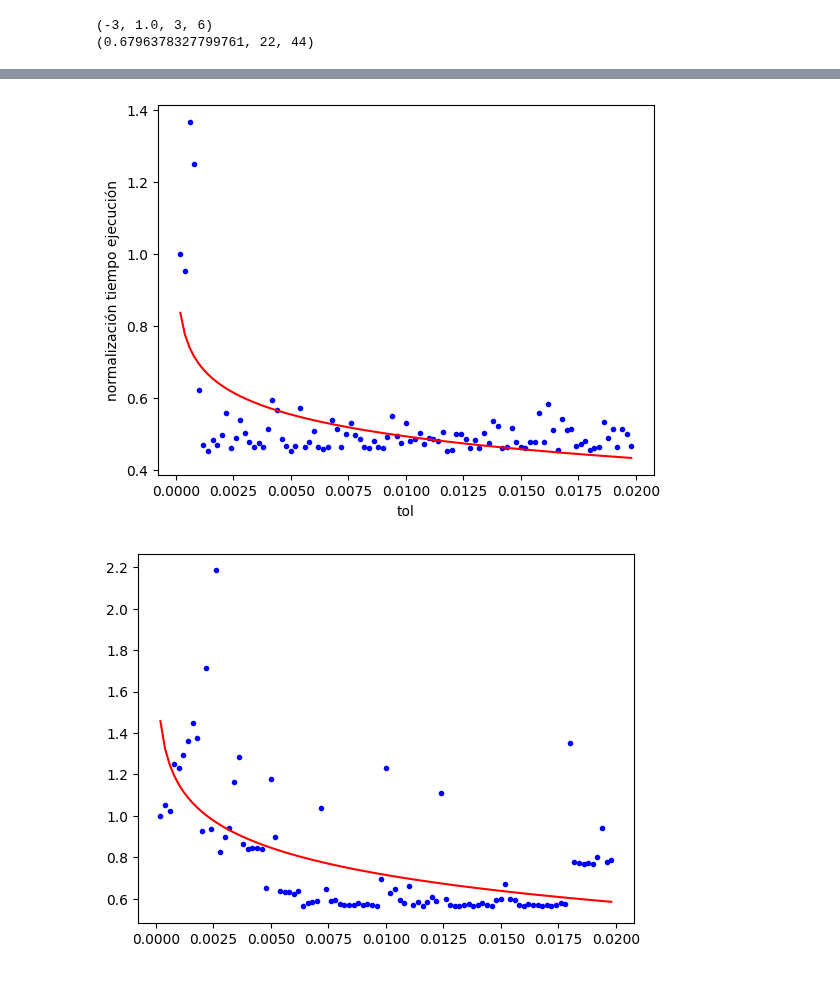
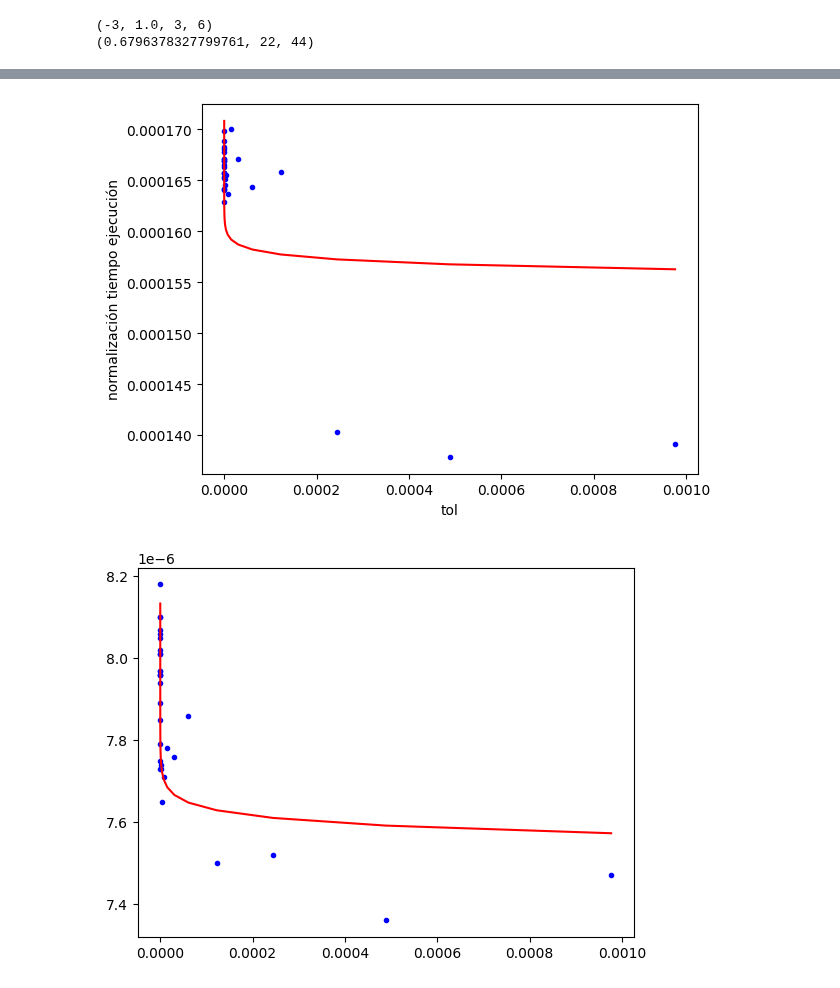
Before and after one commit to daviloncio/repositorio2, a Jupyter notebook: optimizacion_p1.ipynb, the cells around one changed output, grey strips where cells are left out. Saved outputs shown, nothing was run; the diff lists cells and outputs as text; code cells hidden in the pictures.

```diff
--- a/optimizacion_p1.ipynb
+++ b/optimizacion_p1.ipynb
@@ -296,41 +296,39 @@ plt.plot(l_dims,l_timings)
 # %%
 from scipy.optimize import newton ; from matplotlib import pyplot as plt
 l_timings = []
-for i in range(1,100):
-    dim = i/5000
+for tolerancia in [2**k for k in range(-40, -9)]:
 
-    timings = %timeit -o -n 10 -r 5 -q newton(funcion2,x0=-3,fprime=derivada_f2,tol=dim)
-    l_timings.append([dim, timings.best])
+    timings = %timeit -o -n 10 -r 5 -q newton(funcion2,x0=-3,fprime=derivada_f2,tol=tolerancia)
+    l_timings.append([tolerancia, timings.best])
 a_timings = np.array(l_timings)
 
 guardar_tiempos_ejecucion=[]
 from scipy.optimize import curve_fit
 
 
 def tofit(x, a, b):
     return a*np.log(x) + b
 x = a_timings[: , 0]
 y = a_timings[: , 1]
-y = y / y[0] #normalizar timings
+#y = y / y[0] #normalizar timings
 pars, _ = curve_fit(tofit, x, y)
 plt.plot(x, y, 'b.',
 x, tofit(x, pars[0], pars[1]), 'r-')
 plt.xlabel('tol')
 plt.ylabel('normalización tiempo ejecución')
 
-tiempos_newton=(x, tofit(x, pars[0], pars[1]), 'c-')
+tiempos_newton=(x,y,'c.',x, tofit(x, pars[0], pars[1]), 'c-')
 guardar_tiempos_ejecucion.append(tiempos_newton)
 # %% [output]
-[figure, old version]
+[figure, new version]
 # %%
 
 from scipy.optimize import root_scalar
 l_timings = []
-for i in range(1,100):
-    dim = i/5000
+for tolerancia in [2**k for k in range(-40, -9)]:
 
-    timings = %timeit -o -n 10 -r 5 -q root_scalar(funcion2,bracket=[-3,3],rtol=dim)
-    l_timings.append([dim, timings.best])
+    timings = %timeit -o -n 10 -r 5 -q root_scalar(funcion2,bracket=[-3,3],rtol=tolerancia)
+    l_timings.append([tolerancia, timings.best])
 a_timings = np.array(l_timings)
 
 
@@ -341,13 +339,13 @@ def tofit(x, a, b):
     return a*np.log(x) + b
 x = a_timings[: , 0]
 y = a_timings[: , 1]
-y = y / y[0] #normalizar timings
+#y = y / y[0] #normalizar timings
 pars, _ = curve_fit(tofit, x, y)
 plt.plot(x, y, 'b.',
 x, tofit(x, pars[0], pars[1]), 'r-')
-guardar_tiempos_ejecucion.append((x, tofit(x, pars[0], pars[1]), 'y-'))
+guardar_tiempos_ejecucion.append((x,y,'y.',x, tofit(x, pars[0], pars[1]), 'y-'))
 # %% [output]
-[figure, old version]
+[figure, new version]
 # %%
 
 from scipy.optimize import fsolve
```
Also changed, not shown: parts of 6 cells of this notebook.
